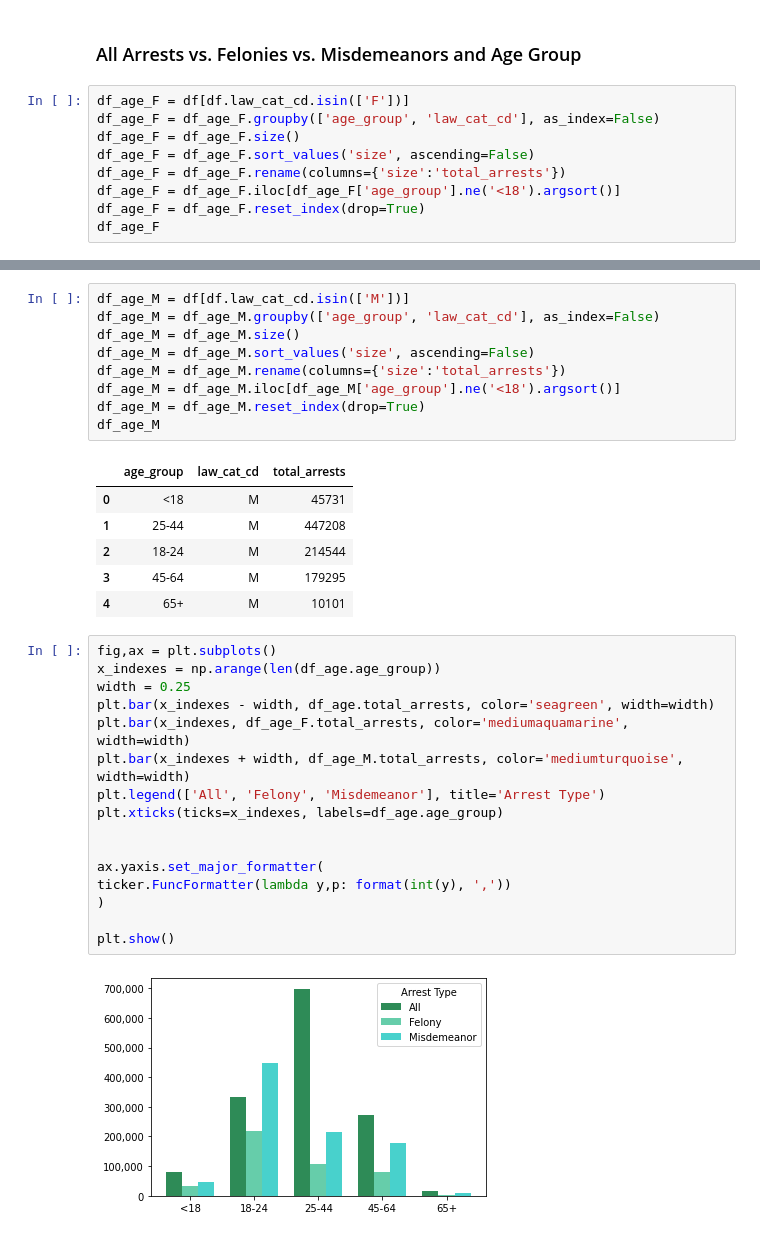
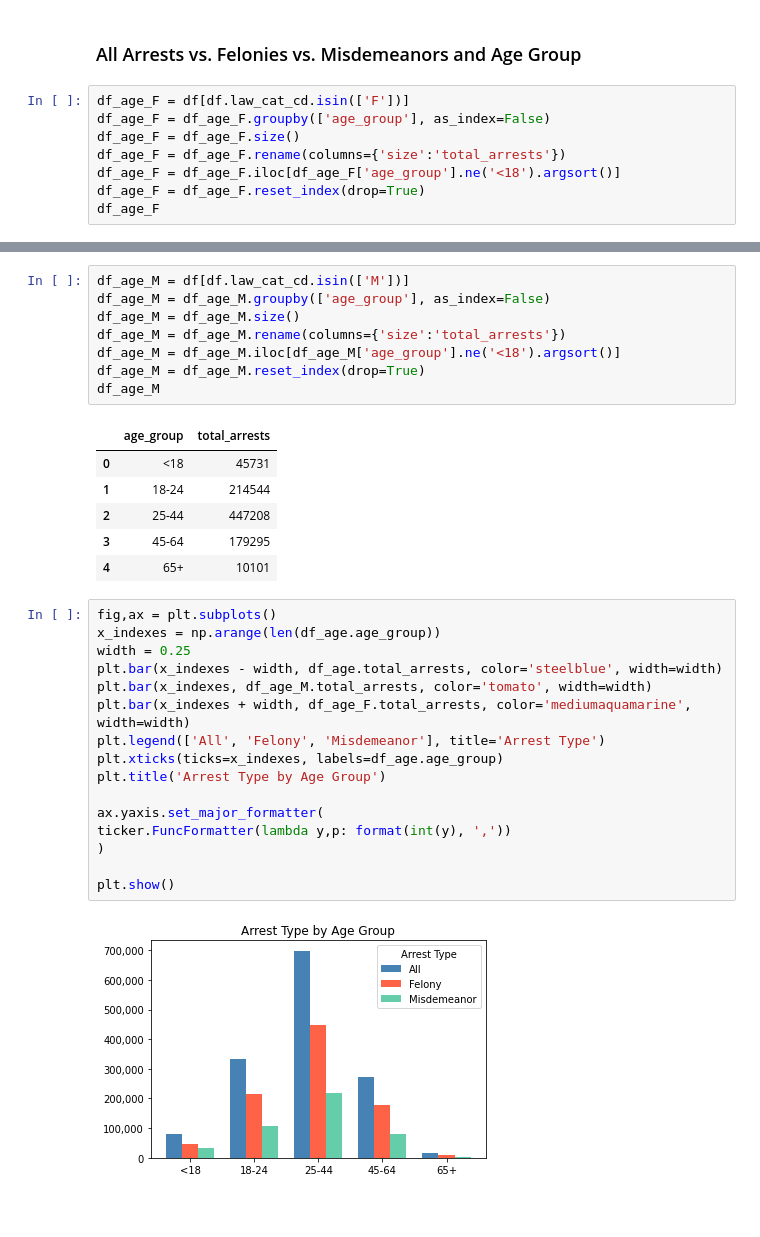
Before and after one commit to AmitSamra/NYC_Crime, a Jupyter notebook: nyc_crime_python.ipynb, the cells around one changed output, grey strips where cells are left out. Cells and saved outputs as stored; diff of their text form; blank space fills up the shorter version.

Commit message:
Fixed sorting order for all arrest df

```diff
--- a/nyc_crime_python.ipynb
+++ b/nyc_crime_python.ipynb
@@ -803,9 +803,8 @@ plt.show()
 ### All Arrests vs. Felonies vs. Misdemeanors and Age Group
 # %%
 df_age_F = df[df.law_cat_cd.isin(['F'])]
-df_age_F = df_age_F.groupby(['age_group', 'law_cat_cd'], as_index=False)
+df_age_F = df_age_F.groupby(['age_group'], as_index=False)
 df_age_F = df_age_F.size()
-df_age_F = df_age_F.sort_values('size', ascending=False)
 df_age_F = df_age_F.rename(columns={'size':'total_arrests'})
 df_age_F = df_age_F.iloc[df_age_F['age_group'].ne('<18').argsort()]
 df_age_F = df_age_F.reset_index(drop=True)
@@ -820,34 +819,33 @@ df_age_F
 # %%
 df_age_M = df[df.law_cat_cd.isin(['M'])]
-df_age_M = df_age_M.groupby(['age_group', 'law_cat_cd'], as_index=False)
+df_age_M = df_age_M.groupby(['age_group'], as_index=False)
 df_age_M = df_age_M.size()
-df_age_M = df_age_M.sort_values('size', ascending=False)
 df_age_M = df_age_M.rename(columns={'size':'total_arrests'})
 df_age_M = df_age_M.iloc[df_age_M['age_group'].ne('<18').argsort()]
 df_age_M = df_age_M.reset_index(drop=True)
 df_age_M
 # %% [output]
-|  | age_group | law_cat_cd | total_arrests |
-| 0 | <18 | M | 45731 |
-| 1 | 25-44 | M | 447208 |
-| 2 | 18-24 | M | 214544 |
-| 3 | 45-64 | M | 179295 |
-| 4 | 65+ | M | 10101 |
+|  | age_group | total_arrests |
+| 0 | <18 | 45731 |
+| 1 | 18-24 | 214544 |
+| 2 | 25-44 | 447208 |
+| 3 | 45-64 | 179295 |
+| 4 | 65+ | 10101 |
 # %%
 fig,ax = plt.subplots()
 x_indexes = np.arange(len(df_age.age_group))
 width = 0.25
-plt.bar(x_indexes - width, df_age.total_arrests, color='seagreen', width=width)
-plt.bar(x_indexes, df_age_F.total_arrests, color='mediumaquamarine', width=width)
-plt.bar(x_indexes + width, df_age_M.total_arrests, color='mediumturquoise', width=width)
+plt.bar(x_indexes - width, df_age.total_arrests, color='steelblue', width=width)
+plt.bar(x_indexes, df_age_M.total_arrests, color='tomato', width=width)
+plt.bar(x_indexes + width, df_age_F.total_arrests, color='mediumaquamarine', width=width)
 plt.legend(['All', 'Felony', 'Misdemeanor'], title='Arrest Type')
 plt.xticks(ticks=x_indexes, labels=df_age.age_group)
-
+plt.title('Arrest Type by Age Group')
 
 ax.yaxis.set_major_formatter(
 ticker.FuncFormatter(lambda y,p: format(int(y), ','))
 )
 
 plt.show()
 # %% [output]
-[figure, old version]
+[figure, new version]
```
Also changed, not shown: parts of 1 cell of this notebook.
